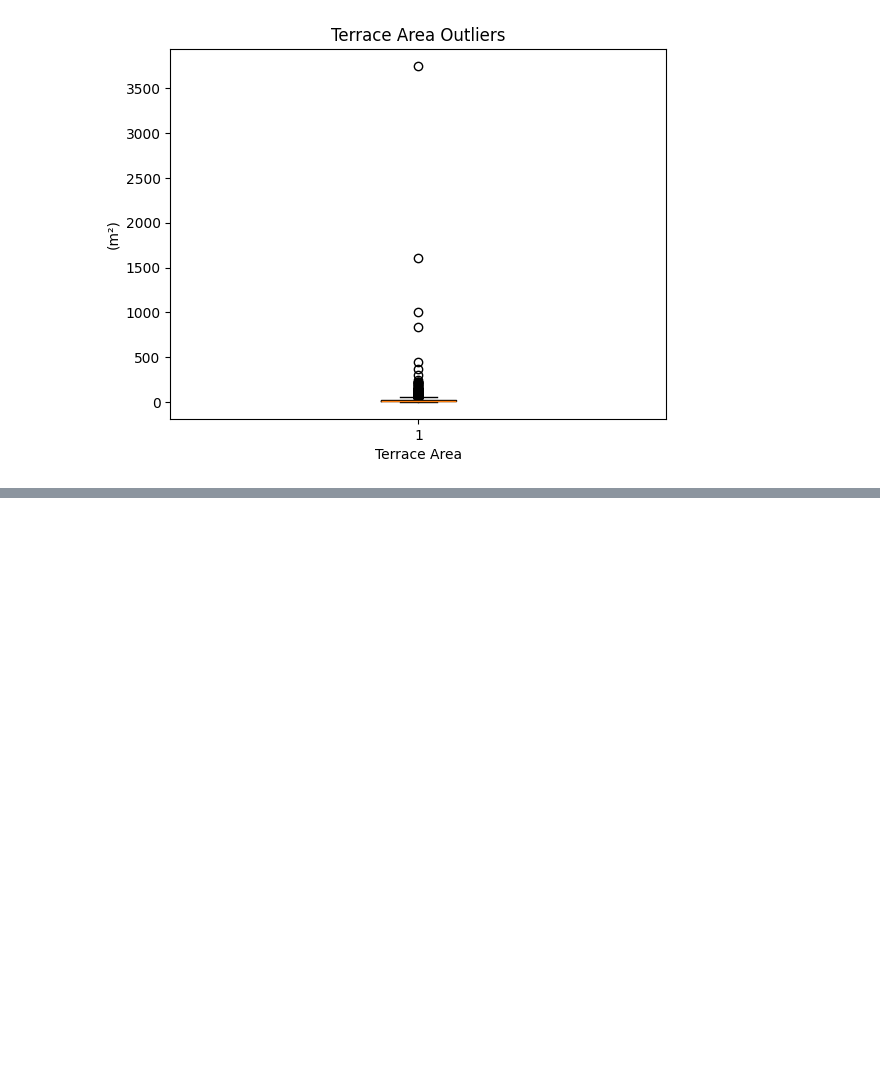
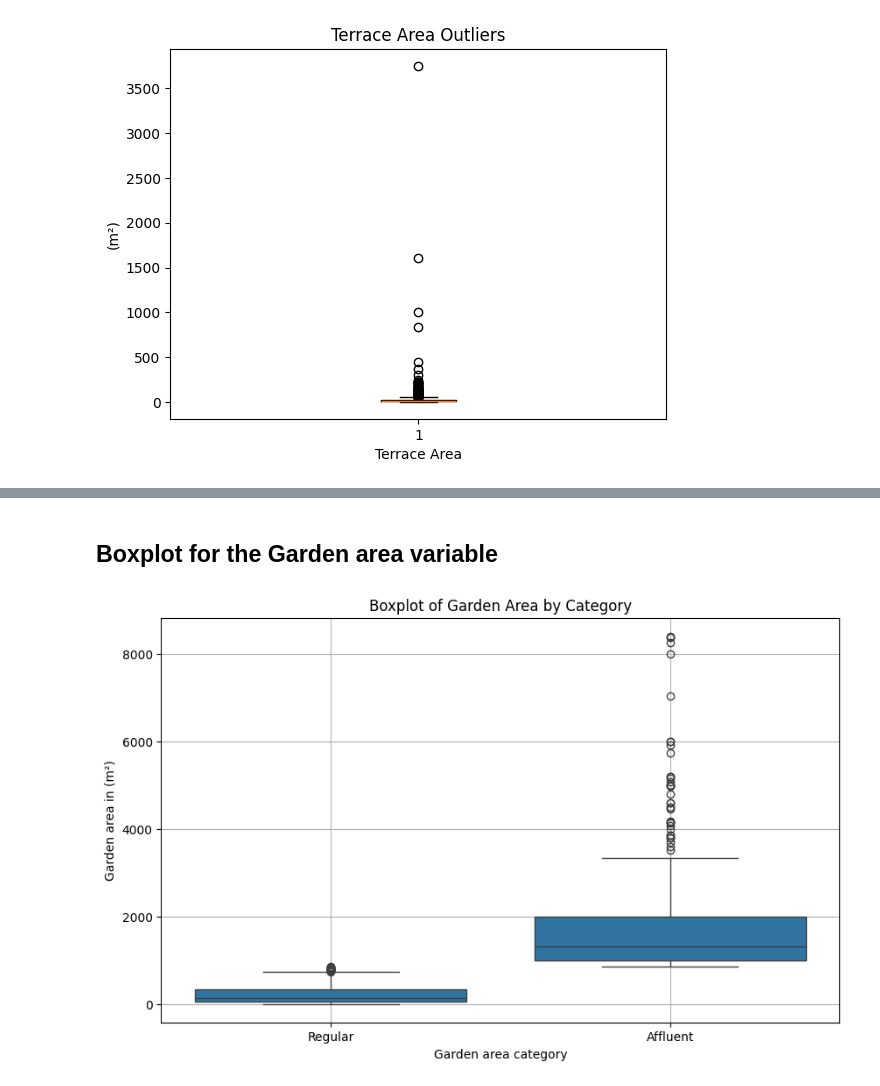
Before and after one commit to Kevin-Van-Hoorebeek/immoeliza_data_analysis, a Jupyter notebook: Analysis/Kev_notebook.ipynb, the cells around one changed output, grey strips where cells are left out. Cells and saved outputs as stored; diff of their text form; code cells hidden in the pictures; blank space fills up the shorter version.

```diff
--- a/Analysis/Kev_notebook.ipynb
+++ b/Analysis/Kev_notebook.ipynb
@@ -260,0 +292,19 @@ plt.show()
+# %% [markdown]
+## Boxplot for the Garden area variable
+# %%
+bins = [0, 850, 10000]
+labels = ['Regular', 'Affluent']
+
+# Categorize the terrace area
+final_data.loc[:, 'Garden area category'] = pd.cut(final_data['Garden area m²'], bins=bins, labels=labels, right=False)
+
+# Create a boxplot
+plt.figure(figsize=(10, 6))
+sns.boxplot(data=final_data, x='Garden area category', y='Garden area m²')
+plt.title('Boxplot of Garden Area by Category')
+plt.xlabel('Garden area category')
+plt.grid(True)
+plt.ylabel('Garden area in (m²)')
+plt.show()
+# %% [output]
+[figure, added]
```
Also changed, not shown: parts of 9 cells of this notebook.
